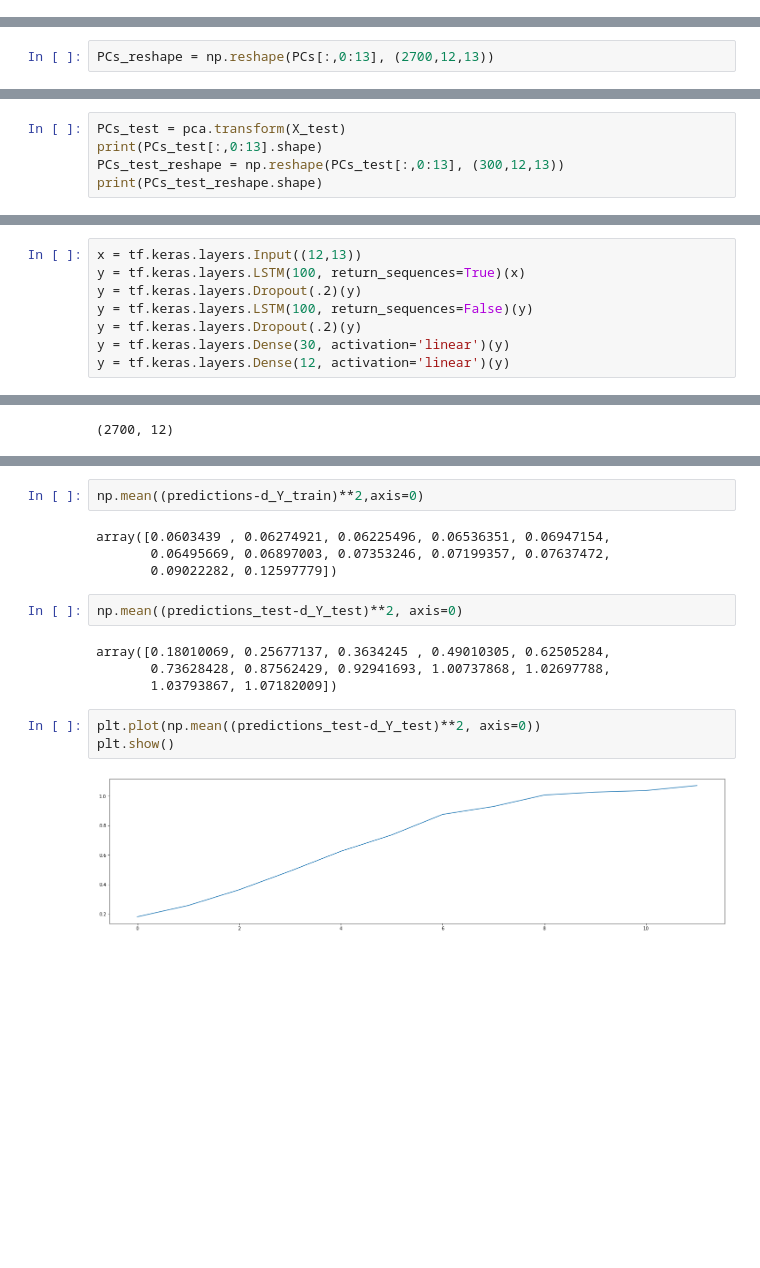
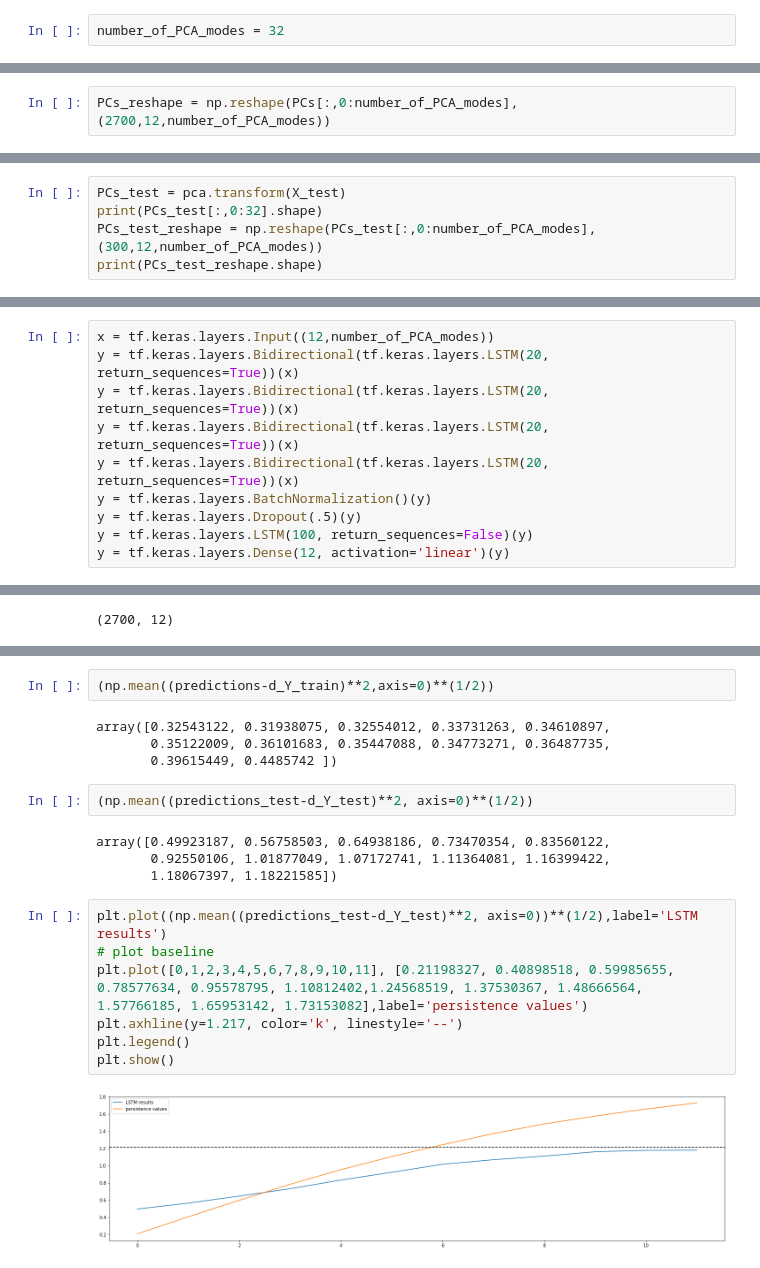
Before and after one commit to oceanhackweek/ohw22-proj-ENSO_Prediction, a Jupyter notebook: contributors/EOFs-LSTM.ipynb, the cells around one changed output, grey strips where cells are left out. Drawn from its saved outputs; the diff is of its cells as text; blank space fills up the shorter version.

```diff
--- a/contributors/EOFs-LSTM.ipynb
+++ b/contributors/EOFs-LSTM.ipynb
@@ -221,4 +221,6 @@ plt.show()
 For any one SST snapshot, we should be able to find coefficient
 # %%
 PCs = pca.transform(X_train)
+# %%
+number_of_PCA_modes = 32
 # %%
@@ -228,5 +230,5 @@ print(PCs[:,0:13].shape)
 # %%
-PCs_reshape = np.reshape(PCs[:,0:13], (2700,12,13))
+PCs_reshape = np.reshape(PCs[:,0:number_of_PCA_modes], (2700,12,number_of_PCA_modes))
 # %%
 print(PCs_reshape.shape)
 # %% [output]
@@ -234,6 +236,6 @@ print(PCs_reshape.shape)
 # %%
 PCs_test = pca.transform(X_test)
-print(PCs_test[:,0:13].shape)
-PCs_test_reshape = np.reshape(PCs_test[:,0:13], (300,12,13))
+print(PCs_test[:,0:32].shape)
+PCs_test_reshape = np.reshape(PCs_test[:,0:number_of_PCA_modes], (300,12,number_of_PCA_modes))
 print(PCs_test_reshape.shape)
 # %% [output]
@@ -284,12 +285,14 @@ output.shape
 # %% [output]
 TensorShape([2700, 4])
 # %%
-x = tf.keras.layers.Input((12,13))
-y = tf.keras.layers.LSTM(100, return_sequences=True)(x)
-y = tf.keras.layers.Dropout(.2)(y)
+x = tf.keras.layers.Input((12,number_of_PCA_modes))
+y = tf.keras.layers.Bidirectional(tf.keras.layers.LSTM(20, return_sequences=True))(x)
+y = tf.keras.layers.Bidirectional(tf.keras.layers.LSTM(20, return_sequences=True))(x)
+y = tf.keras.layers.Bidirectional(tf.keras.layers.LSTM(20, return_sequences=True))(x)
+y = tf.keras.layers.Bidirectional(tf.keras.layers.LSTM(20, return_sequences=True))(x)
+y = tf.keras.layers.BatchNormalization()(y)
+y = tf.keras.layers.Dropout(.5)(y)
 y = tf.keras.layers.LSTM(100, return_sequences=False)(y)
-y = tf.keras.layers.Dropout(.2)(y)
-y = tf.keras.layers.Dense(30, activation='linear')(y)
 y = tf.keras.layers.Dense(12, activation='linear')(y)
 # %%
 model = tf.keras.models.Model(x,y)
@@ -365,17 +372,21 @@ predictions_test = model.predict(PCs_test_reshape)
 # %%
-np.mean((predictions-d_Y_train)**2,axis=0)
+(np.mean((predictions-d_Y_train)**2,axis=0)**(1/2))
 # %% [output]
-array([0.0603439 , 0.06274921, 0.06225496, 0.06536351, 0.06947154,
-       0.06495669, 0.06897003, 0.07353246, 0.07199357, 0.07637472,
-       0.09022282, 0.12597779])
+array([0.32543122, 0.31938075, 0.32554012, 0.33731263, 0.34610897,
+       0.35122009, 0.36101683, 0.35447088, 0.34773271, 0.36487735,
+       0.39615449, 0.4485742 ])
 # %%
-np.mean((predictions_test-d_Y_test)**2, axis=0)
+(np.mean((predictions_test-d_Y_test)**2, axis=0)**(1/2))
 # %% [output]
-array([0.18010069, 0.25677137, 0.3634245 , 0.49010305, 0.62505284,
-       0.73628428, 0.87562429, 0.92941693, 1.00737868, 1.02697788,
-       1.03793867, 1.07182009])
+array([0.49923187, 0.56758503, 0.64938186, 0.73470354, 0.83560122,
+       0.92550106, 1.01877049, 1.07172741, 1.11364081, 1.16399422,
+       1.18067397, 1.18221585])
 # %%
-plt.plot(np.mean((predictions_test-d_Y_test)**2, axis=0))
+plt.plot((np.mean((predictions_test-d_Y_test)**2, axis=0))**(1/2),label='LSTM results')
+# plot baseline
+plt.plot([0,1,2,3,4,5,6,7,8,9,10,11], [0.21198327, 0.40898518, 0.59985655, 0.78577634, 0.95578795, 1.10812402,1.24568519, 1.37530367, 1.48666564, 1.57766185, 1.65953142, 1.73153082],label='persistence values')
+plt.axhline(y=1.217, color='k', linestyle='--')
+plt.legend()
 plt.show()
 # %% [output]
-[figure, old version]
+[figure, new version]
```
Also changed, not shown: parts of 15 cells of this notebook.
